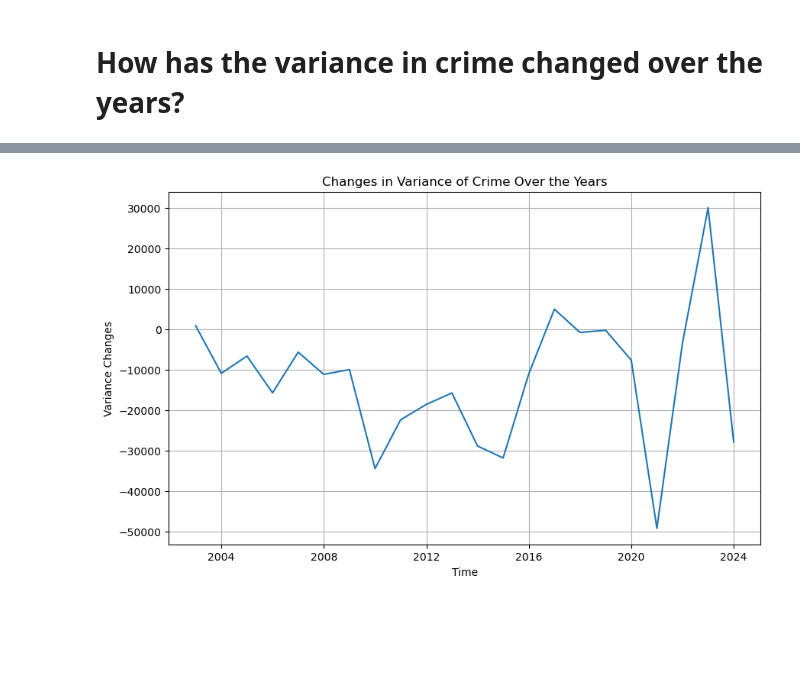
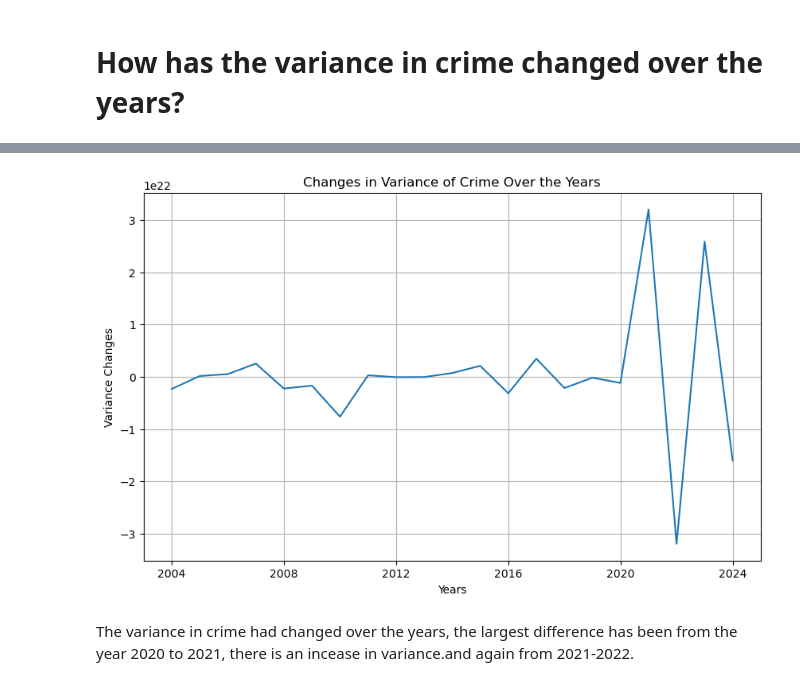
Before and after one commit to evelynmmartinez/preparing-chicago-crime-data, a Jupyter notebook: Project 4_Part 1.ipynb, the cells around one changed output, grey strips where cells are left out. Saved outputs shown, nothing was run; the diff lists cells and outputs as text; code cells hidden in the pictures; blank space fills up the shorter version.

```diff
--- a/Project 4_Part 1.ipynb
+++ b/Project 4_Part 1.ipynb
@@ -434,4 +438,7 @@ plt.show();
 # %% [markdown]
 # How has the variance in crime changed over the years?
 # %%
-df_var = df_ts.copy()
+df_var = df.copy()
+# %%
+df_var['datetime'] = pd.to_datetime(df_var['Date'])
+df_var.info()
@@ -437,0 +466,3 @@ df_var = df_ts.copy()
+# %%
+df_var = df_var.set_index('datetime')
+df_ts
@@ -459,12 +506,16 @@ Freq: A-DEC, dtype: int64
 # %%
-variance_changes = data_resampled.diff()
+var_changes = data_resampled.diff()
+
+var = var_changes.var(axis=1)
+
+var_diff = var.diff()
 # %%
 plt.figure(figsize=(10, 6))
-plt.plot(variance_changes)
+plt.plot(var_diff)
 plt.title('Changes in Variance of Crime Over the Years')
-plt.xlabel('Time')
+plt.xlabel('Years')
 plt.ylabel('Variance Changes')
 plt.grid(True)
 plt.show()
 # %% [output]
-[figure, old version]
+[figure, new version]
@@ -472,0 +522,2 @@ df_ts.to_csv('Data/chicago_df.csv')
+# %% [markdown]
+The variance in crime had changed over the years, the largest difference has been from the year 2020 to 2021, there is an incease in variance.and again from 2021-2022.
```
Also changed, not shown: parts of 10 cells of this notebook.
